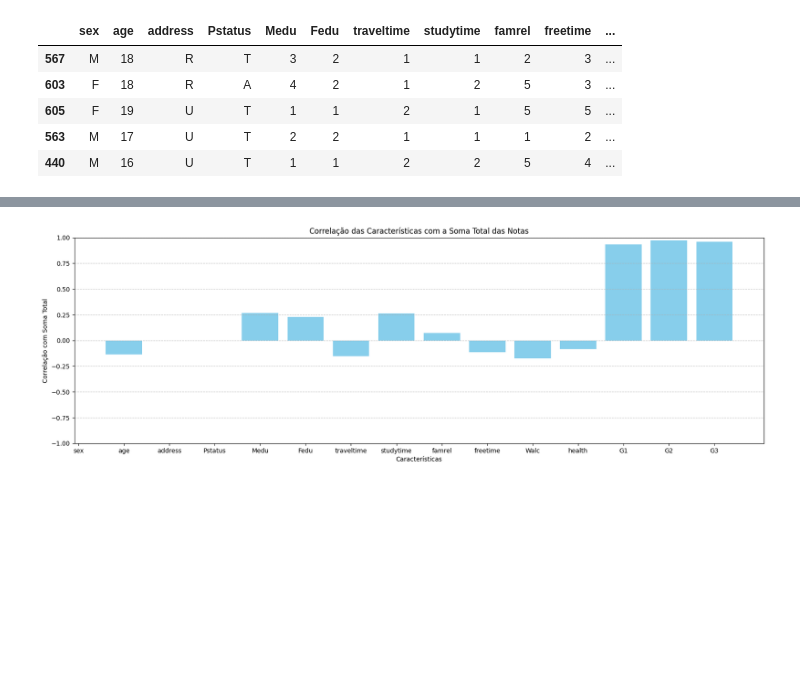
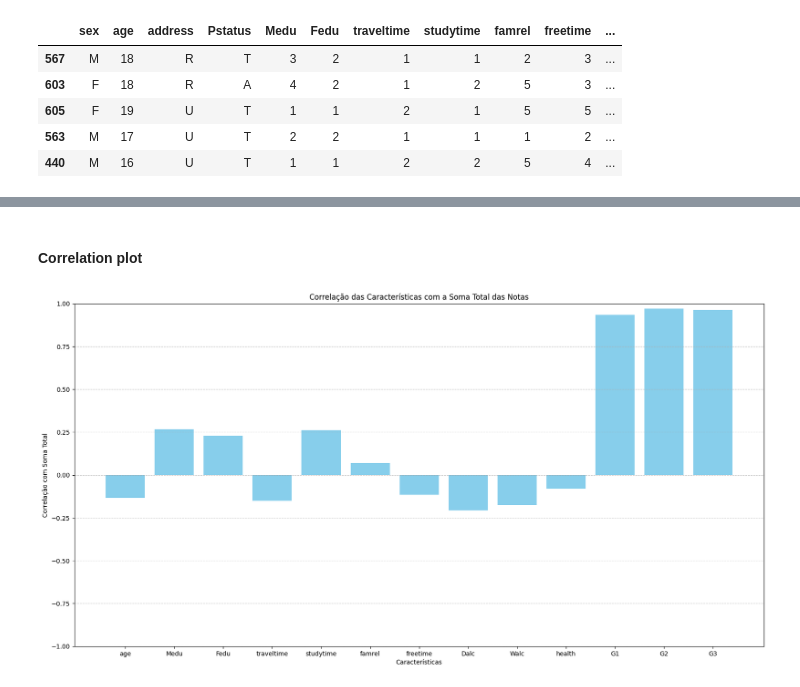
Before and after one commit to VBritis/EDA-StudentPerformance, a Jupyter notebook: EDA.ipynb, the cells around one changed output, grey strips where cells are left out. Drawn from its saved outputs; the diff is of its cells as text; code cells hidden in the pictures; blank space fills up the shorter version.

```diff
--- a/EDA.ipynb
+++ b/EDA.ipynb
@@ -100,16 +127,16 @@ df_filteredL.head()
+# %% [markdown]
+#### Correlation plot
 # %%
-df['sex'] = df['sex'].map({'F': 0, 'M': 1 })
-df['address'] = df['address'].map({'Urban': 1, 'Rural': 0})
-df['Pstatus'] = df['Pstatus'].map({'T': 1, 'A': 0})
-variables = ['sex','age','address','Pstatus','Medu','Fedu','traveltime','studytime','famrel','freetime','Walc','health','G1','G2','G3','total']
+
+variables = ['age','Medu','Fedu','traveltime','studytime','famrel','freetime','Dalc','Walc','health','G1','G2','G3','total']
 corre = df[variables].corr()['total'].drop('total')
-plt.figure(figsize=(20, 6))
+plt.figure(figsize=(20, 10))
 plt.bar(corre.index, corre.values, color='skyblue')
 plt.xlabel('Características')
 plt.ylabel('Correlação com Soma Total')
 plt.title('Correlação das Características com a Soma Total das Notas')
 plt.ylim([-1, 1])  # Ajustar o intervalo dos valores de correlação
 plt.grid(axis='y', linestyle='--', alpha=0.7)
 plt.show()
 # %% [output]
-[figure, old version]
+[figure, new version]
```
Also changed, not shown: parts of 7 cells of this notebook.
